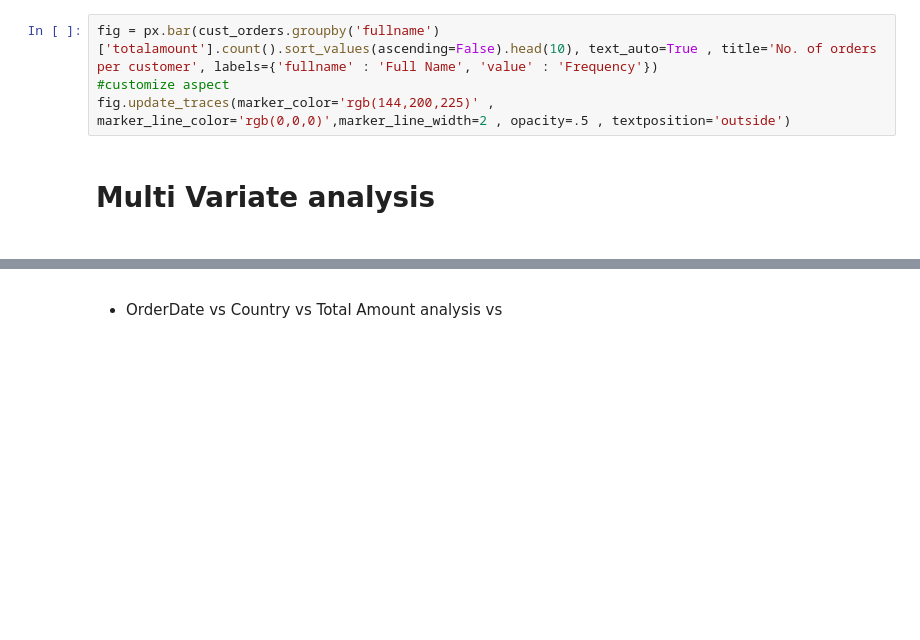
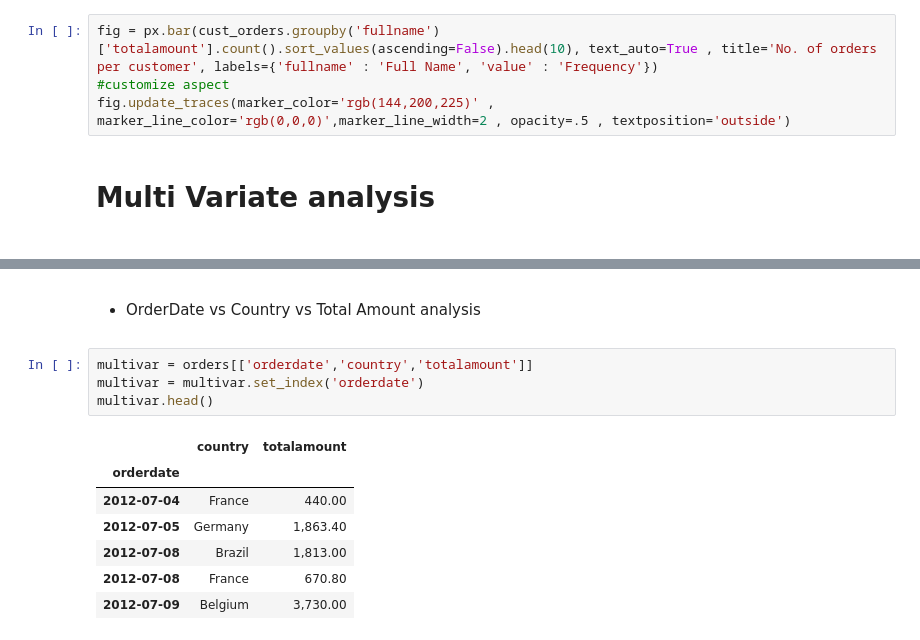
Before and after one commit to AHMEDNASR281/newDataTest, a Jupyter notebook: test1.ipynb, the cells around one changed output, grey strips where cells are left out. Cells and saved outputs as stored; diff of their text form; blank space fills up the shorter version.

```diff
--- a/test1.ipynb
+++ b/test1.ipynb
@@ -146,4 +269,16 @@ orders.head()
 # %% [markdown]
 <ul>
-  <li><p> OrderDate vs Country vs Total Amount analysis vs <p></li>
+  <li><p> OrderDate vs Country vs Total Amount analysis  <p></li>
 </ul>
+# %%
+multivar = orders[['orderdate','country','totalamount']]
+multivar = multivar.set_index('orderdate')
+multivar.head()
+# %% [output]
+|  | country | totalamount |
+| orderdate |  |  |
+| 2012-07-04 | France | 440.00 |
+| 2012-07-05 | Germany | 1,863.40 |
+| 2012-07-08 | Brazil | 1,813.00 |
+| 2012-07-08 | France | 670.80 |
+| 2012-07-09 | Belgium | 3,730.00 |
```
Also changed, not shown: parts of 23 cells of this notebook.
